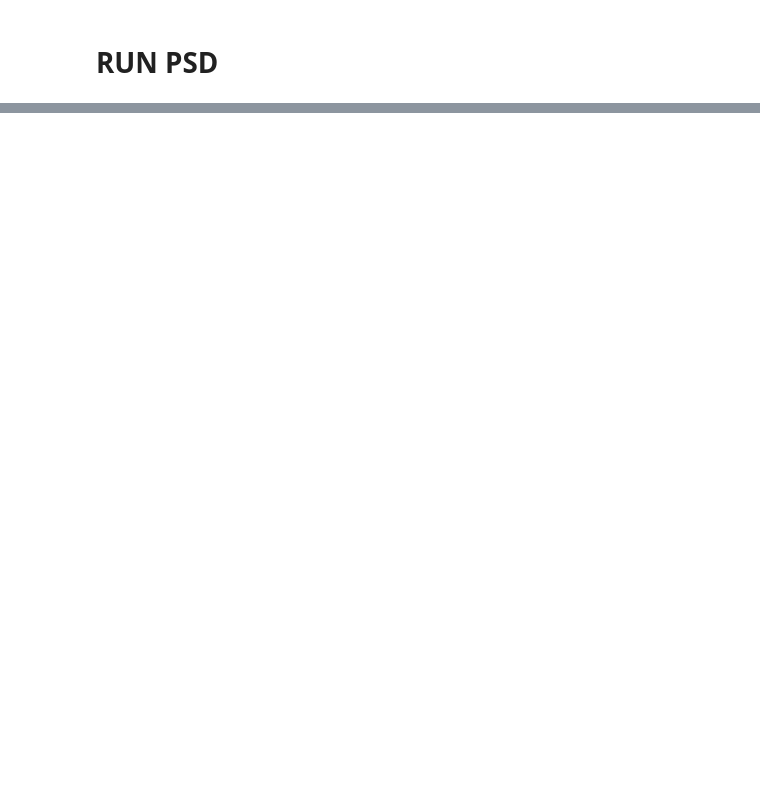
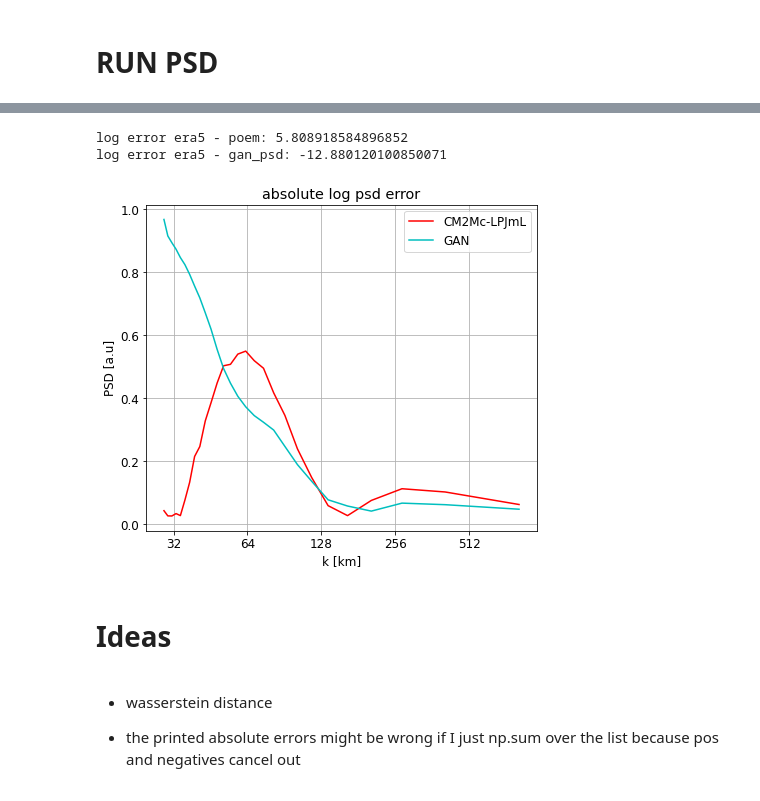
Before and after one commit to aim56009/Bias_GAN, a Jupyter notebook: code/Compute_PSD.ipynb, the cells around one changed output, grey strips where cells are left out. Cells and saved outputs as stored; diff of their text form; code cells hidden in the pictures; blank space fills up the shorter version.

```diff
--- a/code/Compute_PSD.ipynb
+++ b/code/Compute_PSD.ipynb
@@ -126,0 +182,15 @@ print(fname)
+# %%
+ssd = SpatialSpectralDensity()
+ssd.run(num_times=None)
+
+ssd.plot_abs_log_er(fname=f'/content/gdrive/MyDrive/bias_gan/results/gan_abs_log_err_psd.pdf' )
+# %% [output]
+log error era5 - poem: 5.808918584896852
+log error era5 - gan_psd: -12.880120100850071
+[figure, added]
+# %% [markdown]
+# Ideas
+# %% [markdown]
+* wasserstein distance
+
+* the printed absolute errors might be wrong if I just np.sum over the list because pos and negatives cancel out
```
Also changed, not shown: parts of 3 cells of this notebook.
